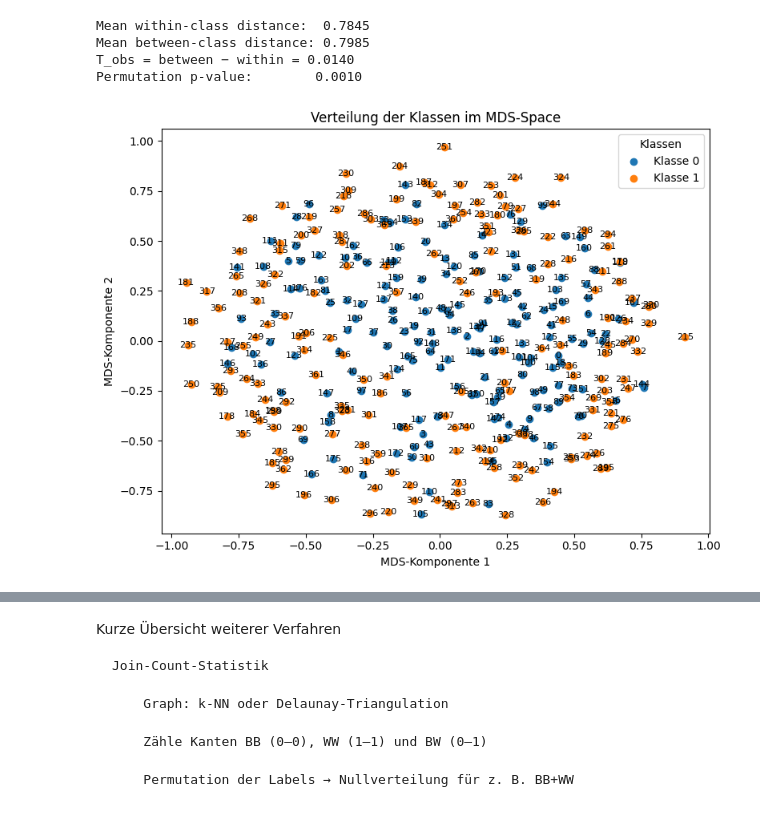
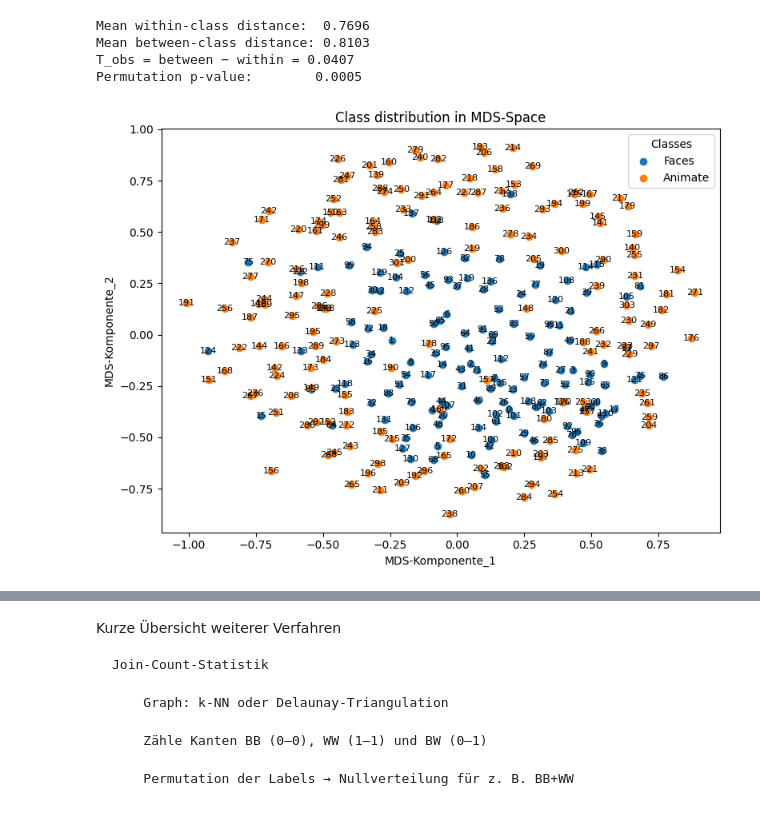
Before and after one commit to maxschwalenberg/master_thesis, a Jupyter notebook: permutation_analysis.ipynb, the cells around one changed output, grey strips where cells are left out. Drawn from its saved outputs; the diff is of its cells as text; code cells hidden in the pictures.

```diff
--- a/permutation_analysis.ipynb
+++ b/permutation_analysis.ipynb
@@ -6,12 +6,18 @@ from scipy.stats import spearmanr
 import json
 import pandas as pd
 
+from utils.config import Configuration, load_config
+
+
+subject = 2
+mask_value = 7
+
 # 1. Daten: X (n×p), f (n,)
-X = np.load("data/mds_dir_stan_data/subj_01/subj_01/mask_7_single_sample_0_both_mds.npy")
+X = np.load(f"data/mds/mds_dir_stan_data/subj_{subject:02d}/subj_{subject:02d}/mask_{mask_value}_single_sample_0_both_mds.npy")
 
-metadata = np.load("data/rdm_dir_stan_data/subj_01/subj_01/metadata.npy")
-animate_labels = pd.read_excel("data/labels/subj_01/animate_nonface/animate_non_face_final.xlsx")
-face_labels = pd.read_excel("data/labels/subj_01/faces/faces_final.xlsx")
+metadata = np.load(f"data/rdm/rdm_dir_stan_data/subj_{subject:02d}/subj_{subject:02d}/metadata.npy")
+animate_labels = pd.read_excel(f"data/labels/subj_{subject:02d}/animate_nonface/animate_non_face_final.xlsx")
+face_labels = pd.read_excel(f"data/labels/subj_{subject:02d}/faces/faces_final.xlsx")
 
 animate_labels_cocoIds = [int(x) for x in animate_labels["cocoId"].tolist()]
 face_labels_cocoIds = [int(x) for x in face_labels["cocoId"].tolist()]
@@ -66,43 +72,43 @@ print(f"Mean between-class distance: {mean_between:.4f}")
 print(f"T_obs = between − within = {T_obs:.4f}")
 print(f"Permutation p-value:        {p_value:.4f}")
 # %% [output]
-Mean within-class distance:  0.7845
-Mean between-class distance: 0.7985
-T_obs = between − within = 0.0140
-Permutation p-value:        0.0010
+Mean within-class distance:  0.7696
+Mean between-class distance: 0.8103
+T_obs = between − within = 0.0407
+Permutation p-value:        0.0005
 # %%
 import numpy as np
 import matplotlib.pyplot as plt
 
 # --- Hier deine Daten laden/einfügen ---
 # X: numpy-Array mit den MDS-Koordinaten, Form (n, 2)
 # y: numpy-Array mit Binärlabels (0 oder 1), Länge n
 # Beispielplatzhalter (entfernen, wenn du echte Daten hast):
 # np.random.seed(0)
 # X = np.random.randn(180, 2)
 # y = np.random.randint(0, 2, size=180)
 # ----------------------------------------
 
 # Indizes nach Klasse aufteilen
 idx0 = np.where(labels == 0)[0]
 idx1 = np.where(labels == 1)[0]
 
 fig, ax = plt.subplots(figsize=(8, 6))
 
 # Zwei Scatter-Aufrufe, um automatisch zwei Farben aus dem Default-Zyklusschema zu nutzen
-ax.scatter(X[idx0, 0], X[idx0, 1], label='Klasse_0')
-ax.scatter(X[idx1, 0], X[idx1, 1], label='Klasse_1')
+ax.scatter(X[idx0, 0], X[idx0, 1], label='Faces')
+ax.scatter(X[idx1, 0], X[idx1, 1], label='Animate')
 
 # Beschrifte jeden Punkt mit seiner Index-Nummer
 for i in range(X.shape[0]):
     ax.text(X[i, 0], X[i, 1], str(i), fontsize=8, ha='center', va='center')
 
 ax.set_xlabel('MDS-Komponente_1')
 ax.set_ylabel('MDS-Komponente_2')
-ax.set_title('Verteilung der Klassen im MDS‐Space')
-ax.legend(title='Klassen')
+ax.set_title('Class distribution in MDS‐Space')
+ax.legend(title='Classes')
 
 plt.tight_layout()
 plt.show()
 # %% [output]
-[figure, old version]
+[figure, new version]
```
Also changed, not shown: parts of 28 cells of this notebook, 49 other files.
